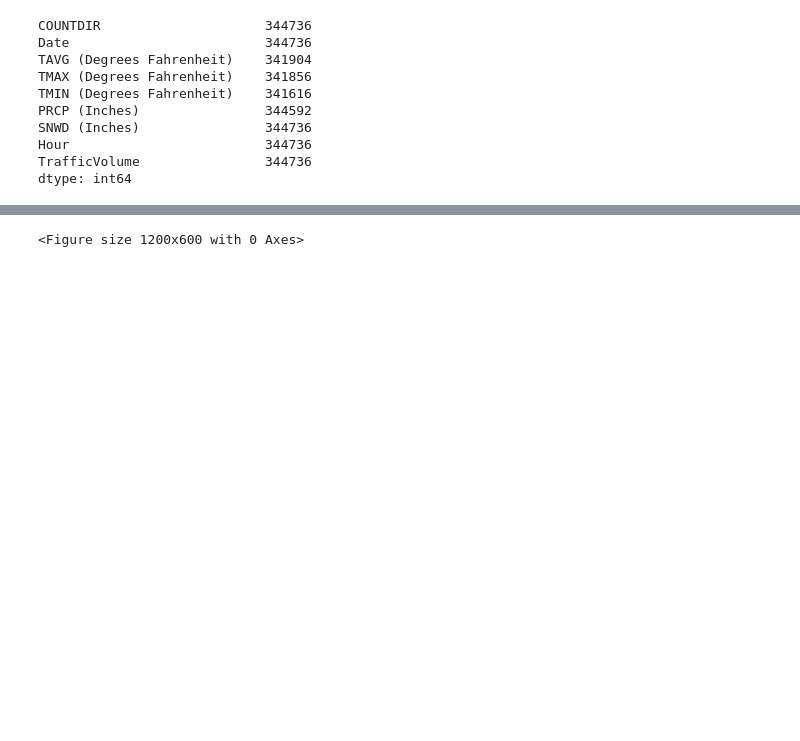
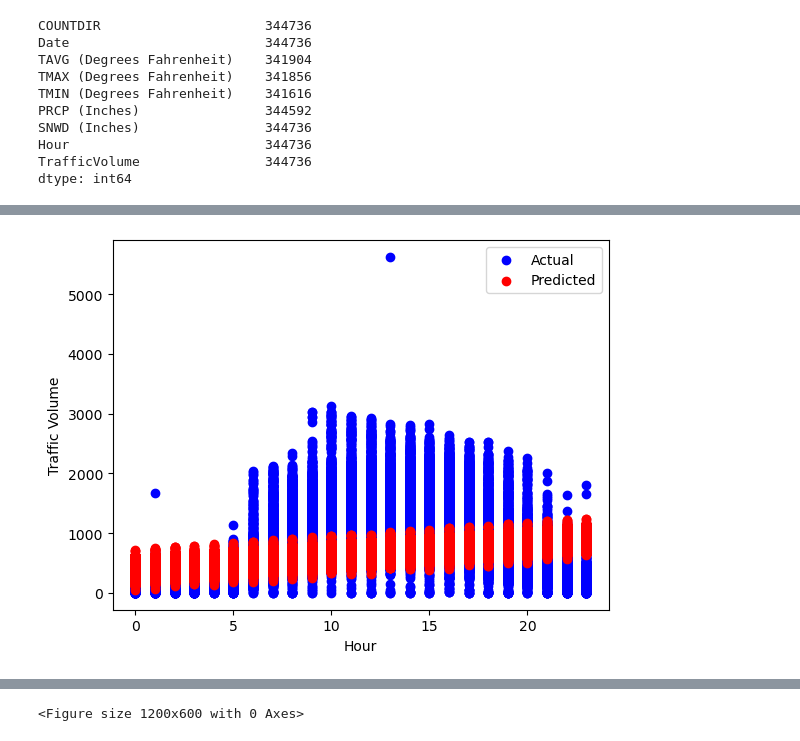
Before and after one commit to stevo2012/i70proj, a Jupyter notebook: i70data.ipynb, the cells around one changed output, grey strips where cells are left out. Saved outputs shown, nothing was run; the diff lists cells and outputs as text; code cells hidden in the pictures; blank space fills up the shorter version.

```diff
--- a/i70data.ipynb
+++ b/i70data.ipynb
@@ -381,0 +673,95 @@ print(melted_df.head())
+# %%
+
+# Create new features
+#melted_df['IsWeekend'] = melted_df['DayOfWeek'].isin([5, 6]).astype(int)
+#melted_df['IsWeekday'] = melted_df['DayOfWeek'].isin([0,1,2,3,4]).astype(int)
+
+#melted_df['IsSkiSeason'] = melted_df['Month'].isin([11, 12, 1, 2, 3, 4]).astype(int)
+us_holidays = holidays.US()
+melted_df['IsHoliday'] = melted_df['Date'].apply(lambda x: x in us_holidays)
+melted_df['IsHoliday'] = melted_df['IsHoliday'].astype(int)
+#melted_df['PrevHourTraffic'] = melted_df['TrafficVolume (per hour)'].shift(1)
+#melted_df['PrevHourTraffic'] = melted_df['PrevHourTraffic'].fillna(0)
+
+# Define features and target
+
+"""
+
+
+
+X['PrevHourTraffic'] = melted_df['PrevHourTraffic']
+"""
+
+
+# Define base features
+features = ['Hour', 'Month', 'DayOfWeek',]
+X = melted_df[features]
+X['IsHoliday'] = melted_df['IsHoliday']
+X['Temperature'] = melted_df['TAVG (Degrees Fahrenheit)']
+X['Precipitation'] = melted_df['PRCP (Inches)']
+
+# One-hot encode DayOfWeek and COUNTDIR
+encoder = OneHotEncoder(sparse=False)
+day_encoded = encoder.fit_transform(melted_df[['DayOfWeek']])
+day_encoded_df = pd.DataFrame(day_encoded, columns=encoder.get_feature_names_out(['DayOfWeek']), index=melted_df.index)
+
+
+# Add one-hot encoded features to X
+X = pd.concat([X, day_encoded_df], axis=1)
+
+
+
+# Define the target variable
+y = melted_df['TrafficVolume (per hour)']
+
+# Split data into training and testing sets
+X_train, X_test, y_train, y_test = train_test_split(X, y, test_size=0.2, random_state=42)
+
+# Scale the features
+scaler = StandardScaler()
+X_train_scaled = scaler.fit_transform(X_train)
+X_test_scaled = scaler.transform(X_test)
+
+# Initialize and train the linear regression model
+model = LinearRegression()
+model.fit(X_train_scaled, y_train)
+
+# Get coefficients and intercept
+print("Coefficients:", model.coef_)
+print("Intercept:", model.intercept_)
+
+# Predict on test data
+y_pred = model.predict(X_test_scaled)
+
+# Evaluate performance
+mse = mean_squared_error(y_test, y_pred)
+r2 = r2_score(y_test, y_pred)
+
+print("Mean Squared Error:", mse)
+print("R-squared:", r2)
+
+# Visualize predictions vs actual
+# Use unscaled X_test to extract Hour for plotting
+plt.scatter(X_test['Hour'], y_test, color='blue', label='Actual')
+plt.scatter(X_test['Hour'], y_pred, color='red', label='Predicted')
+plt.xlabel('Hour')
+plt.ylabel('Traffic Volume')
+plt.legend()
+plt.show()
+
+feature_importance = pd.DataFrame({
+    'Feature': X.columns,
+    'Coefficient': model.coef_
+})
+print(feature_importance.sort_values(by='Coefficient', ascending=False))
+
+
+
+
+# Calculate VIF
+vif_data = pd.DataFrame()
+vif_data['Feature'] = X.columns
+vif_data['VIF'] = [variance_inflation_factor(X.values, i) for i in range(X.shape[1])]
+
+print(vif_data)
+# %% [output]
@@ -381,0 +797 @@ print(melted_df.head())
+[figure, added]
```
Also changed, not shown: parts of 25 cells of this notebook, 1 other file.
